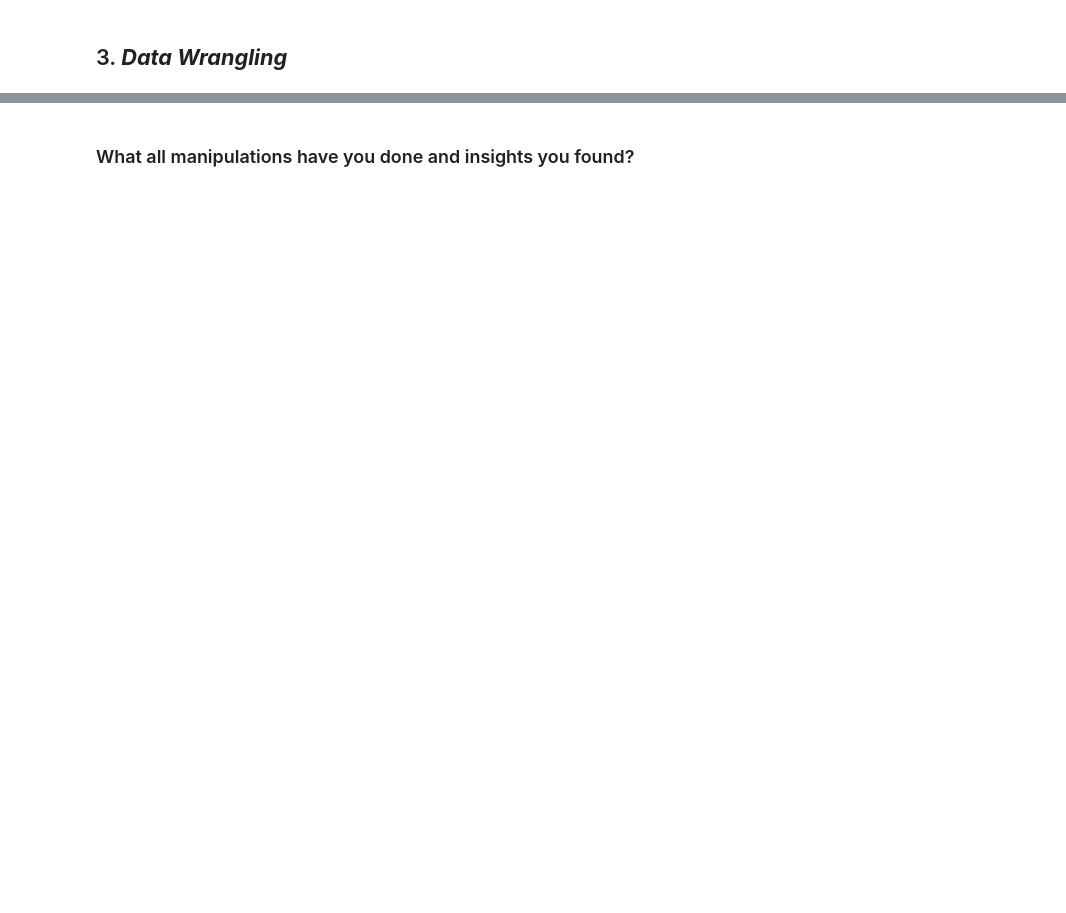
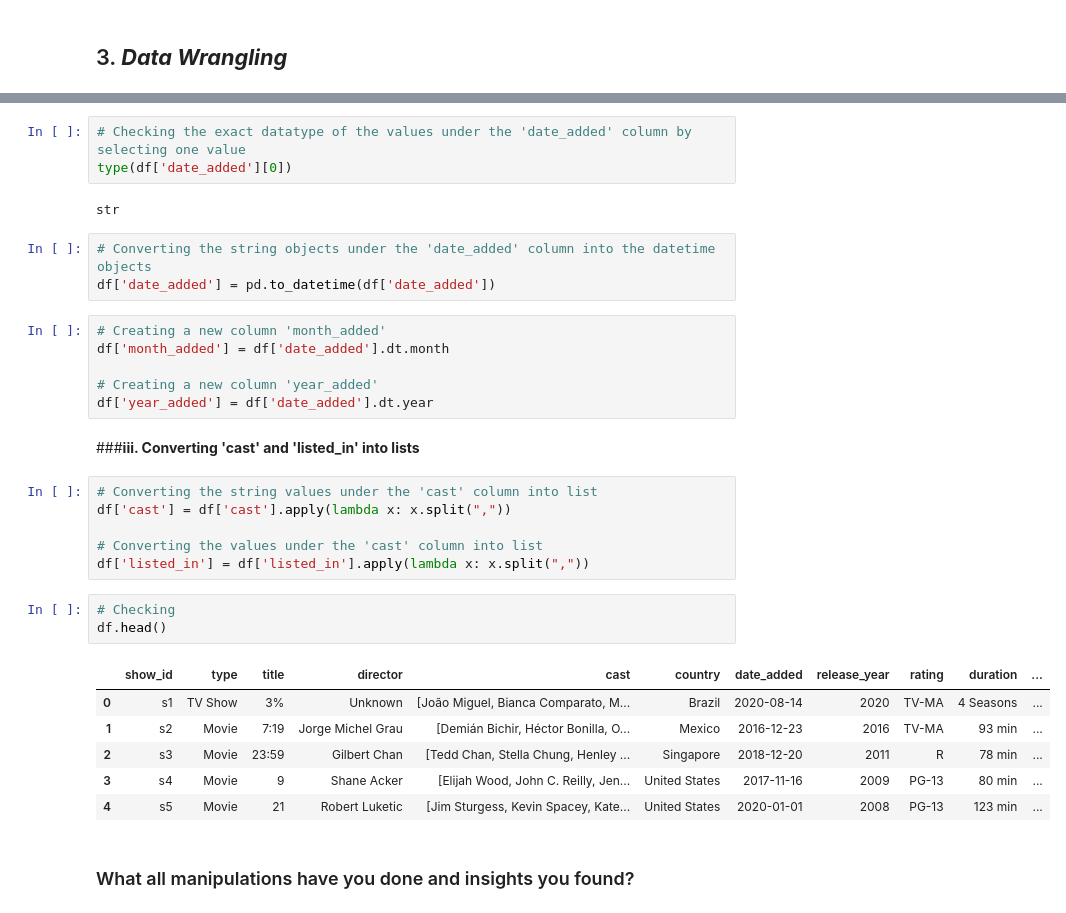
Before and after one commit to dipankarsahu1000/Netflix-Movie-and-TV-Shows-Clustering, a Jupyter notebook: Netflix_Movies_and_TV_Shows_Clustering.ipynb, the cells around one changed output, grey strips where cells are left out. Cells and saved outputs as stored; diff of their text form; blank space fills up the shorter version.

```diff
--- a/Netflix_Movies_and_TV_Shows_Clustering.ipynb
+++ b/Netflix_Movies_and_TV_Shows_Clustering.ipynb
@@ -244,2 +336,34 @@ df.describe()
+# %%
+# Checking the exact datatype of the values under the 'date_added' column by selecting one value
+type(df['date_added'][0])
+# %% [output]
+str
+# %%
+# Converting the string objects under the 'date_added' column into the datetime objects
+df['date_added'] = pd.to_datetime(df['date_added'])
+# %%
+# Creating a new column 'month_added'
+df['month_added'] = df['date_added'].dt.month
+
+# Creating a new column 'year_added'
+df['year_added'] = df['date_added'].dt.year
+# %% [markdown]
+###**iii. Converting 'cast' and 'listed_in' into lists**
+# %%
+# Converting the string values under the 'cast' column into list
+df['cast'] = df['cast'].apply(lambda x: x.split(","))
+
+# Converting the values under the 'cast' column into list
+df['listed_in'] = df['listed_in'].apply(lambda x: x.split(","))
+# %%
+# Checking
+df.head()
+# %% [output]
+|  | show_id | type | title | director | cast | country | date_added | release_year | rating | duration | ... |
+| 0 | s1 | TV Show | 3% | Unknown | [João Miguel, Bianca Comparato, M... | Brazil | 2020-08-14 | 2020 | TV-MA | 4 Seasons | ... |
+| 1 | s2 | Movie | 7:19 | Jorge Michel Grau | [Demián Bichir, Héctor Bonilla, O... | Mexico | 2016-12-23 | 2016 | TV-MA | 93 min | ... |
+| 2 | s3 | Movie | 23:59 | Gilbert Chan | [Tedd Chan, Stella Chung, Henley ... | Singapore | 2018-12-20 | 2011 | R | 78 min | ... |
+| 3 | s4 | Movie | 9 | Shane Acker | [Elijah Wood, John C. Reilly, Jen... | United States | 2017-11-16 | 2009 | PG-13 | 80 min | ... |
+| 4 | s5 | Movie | 21 | Robert Luketic | [Jim Sturgess, Kevin Spacey, Kate... | United States | 2020-01-01 | 2008 | PG-13 | 123 min | ... |
 # %% [markdown]
 ### What all manipulations have you done and insights you found?
```
Also changed, not shown: parts of 47 cells of this notebook.
